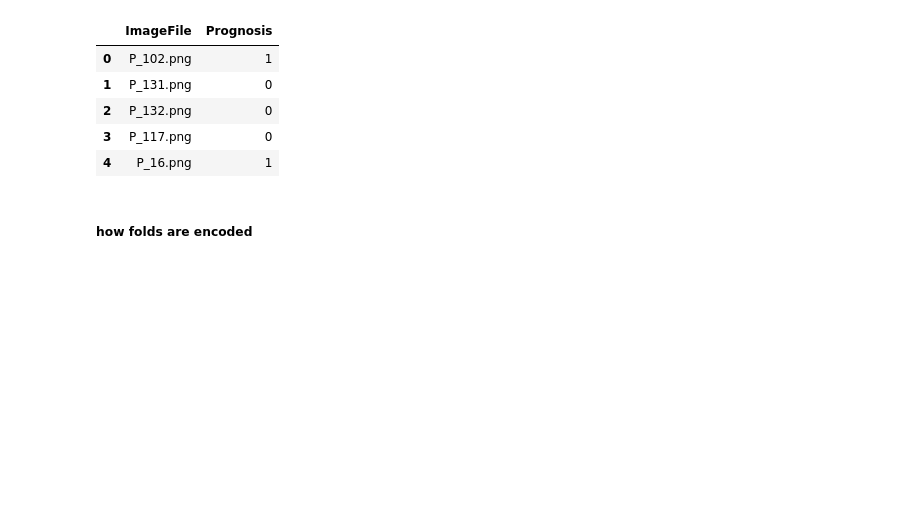
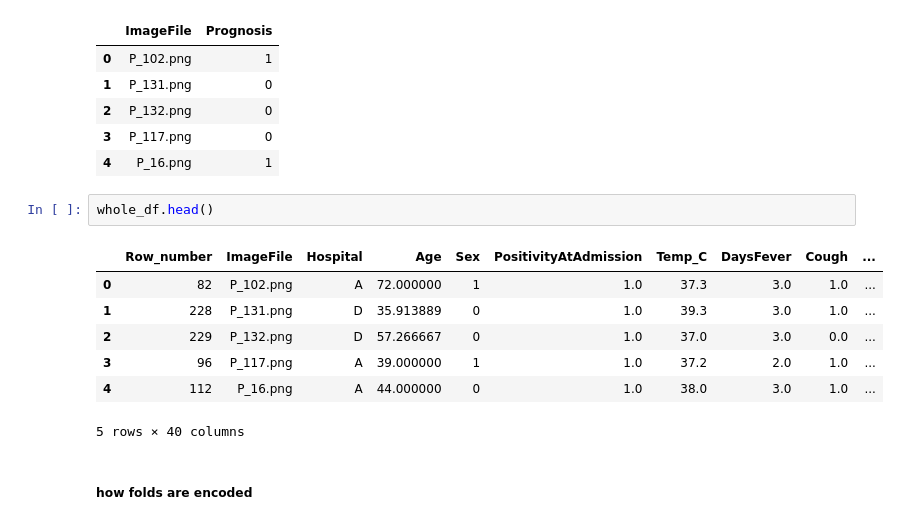
Before and after one commit to csabaiBio/ai4covid, a Jupyter notebook: notebooks/metrics.ipynb, the cells around one changed output. Saved outputs shown, nothing was run; the diff lists cells and outputs as text; blank space fills up the shorter version.

```diff
--- a/notebooks/metrics.ipynb
+++ b/notebooks/metrics.ipynb
@@ -102,6 +102,16 @@ raw_df.head()
 | 2 | P_132.png | 0 |
 | 3 | P_117.png | 0 |
 | 4 | P_16.png | 1 |
+# %%
+whole_df.head()
+# %% [output]
+|  | Row_number | ImageFile | Hospital | Age | Sex | PositivityAtAdmission | Temp_C | DaysFever | Cough | ... |
+| 0 | 82 | P_102.png | A | 72.000000 | 1 | 1.0 | 37.3 | 3.0 | 1.0 | ... |
+| 1 | 228 | P_131.png | D | 35.913889 | 0 | 1.0 | 39.3 | 3.0 | 1.0 | ... |
+| 2 | 229 | P_132.png | D | 57.266667 | 0 | 1.0 | 37.0 | 3.0 | 0.0 | ... |
+| 3 | 96 | P_117.png | A | 39.000000 | 1 | 1.0 | 37.2 | 2.0 | 1.0 | ... |
+| 4 | 112 | P_16.png | A | 44.000000 | 0 | 1.0 | 38.0 | 3.0 | 1.0 | ... |
+5 rows × 40 columns
 # %% [markdown]
 ##### how folds are encoded
 # %%
```
Also changed, not shown: parts of 12 cells of this notebook, 9 other files.
